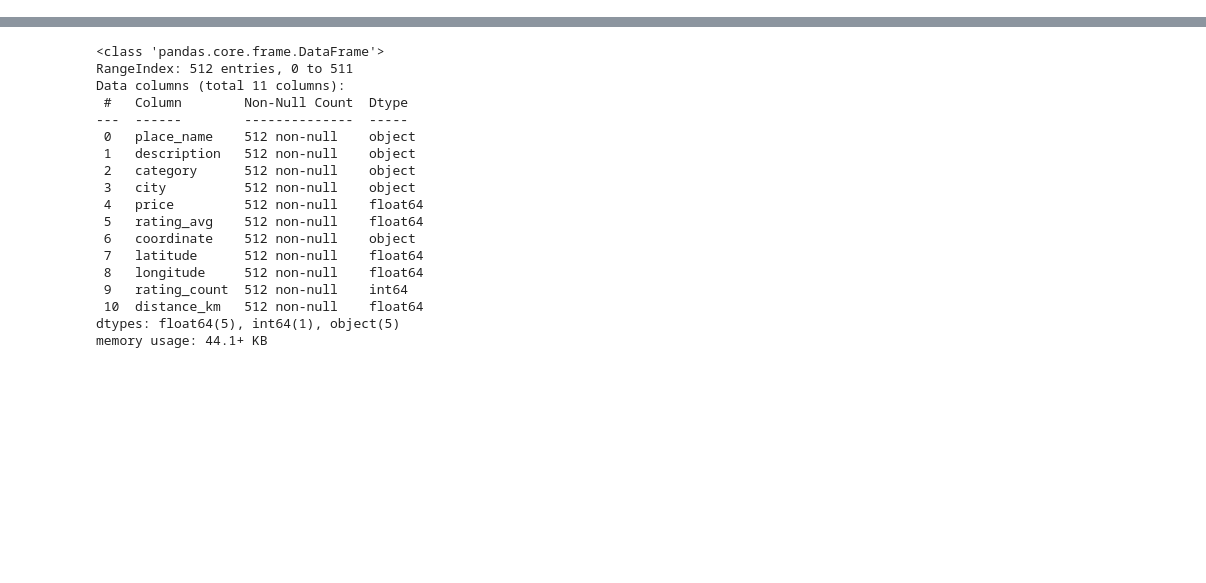
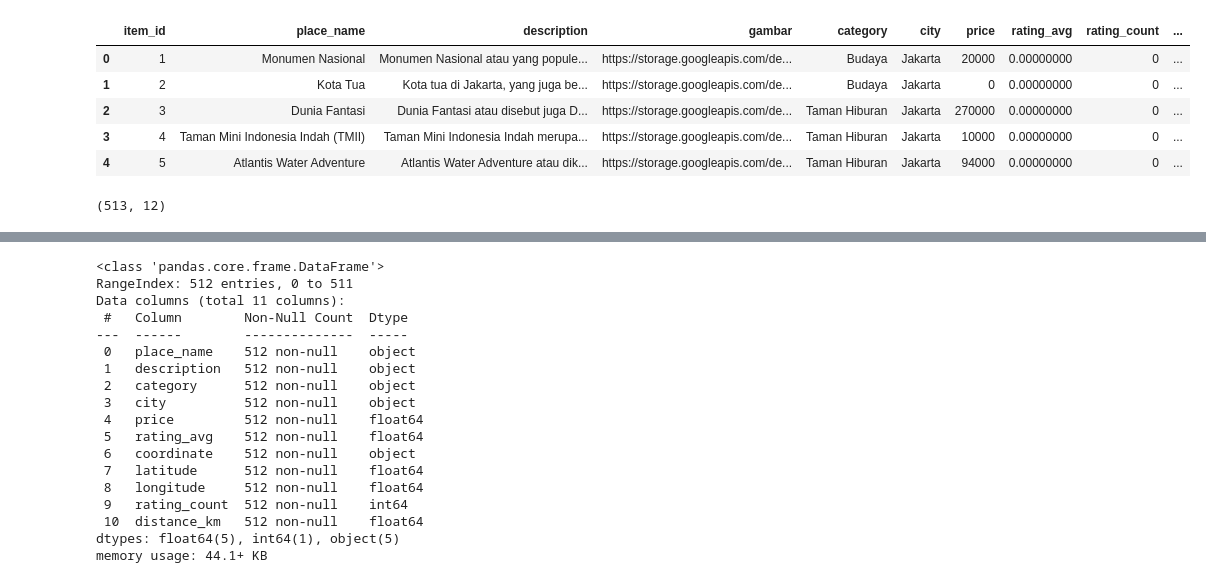
Before and after one commit to DestinAsyik/ML, a Jupyter notebook: forDB.ipynb, the cells around one changed output, grey strips where cells are left out. Cells and saved outputs as stored; diff of their text form; code cells hidden in the pictures; blank space fills up the shorter version.

Commit message:
change the data

```diff
--- a/forDB.ipynb
+++ b/forDB.ipynb
@@ -2,0 +4,15 @@ import pandas as pd
+# %%
+data = pd.read_csv('./data/Destination_202412062130.csv')
+# %%
+data.head()
+# %% [output]
+|  | item_id | place_name | description | gambar | category | city | price | rating_avg | rating_count | ... |
+| 0 | 1 | Monumen Nasional | Monumen Nasional atau yang popule... | https://storage.googleapis.com/de... | Budaya | Jakarta | 20000 | 0.00000000 | 0 | ... |
+| 1 | 2 | Kota Tua | Kota tua di Jakarta, yang juga be... | https://storage.googleapis.com/de... | Budaya | Jakarta | 0 | 0.00000000 | 0 | ... |
+| 2 | 3 | Dunia Fantasi | Dunia Fantasi atau disebut juga D... | https://storage.googleapis.com/de... | Taman Hiburan | Jakarta | 270000 | 0.00000000 | 0 | ... |
+| 3 | 4 | Taman Mini Indonesia Indah (TMII) | Taman Mini Indonesia Indah merupa... | https://storage.googleapis.com/de... | Taman Hiburan | Jakarta | 10000 | 0.00000000 | 0 | ... |
+| 4 | 5 | Atlantis Water Adventure | Atlantis Water Adventure atau dik... | https://storage.googleapis.com/de... | Taman Hiburan | Jakarta | 94000 | 0.00000000 | 0 | ... |
+# %%
+data.shape
+# %% [output]
+(513, 12)
```
Also changed, not shown: parts of 9 cells of this notebook, 4 other files.
